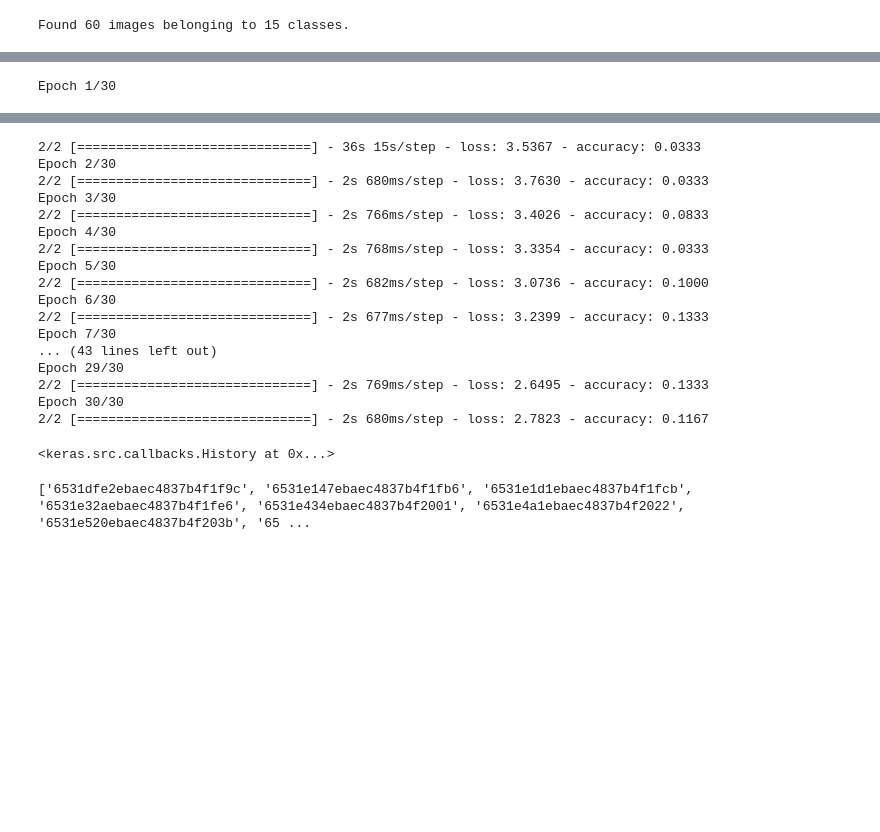
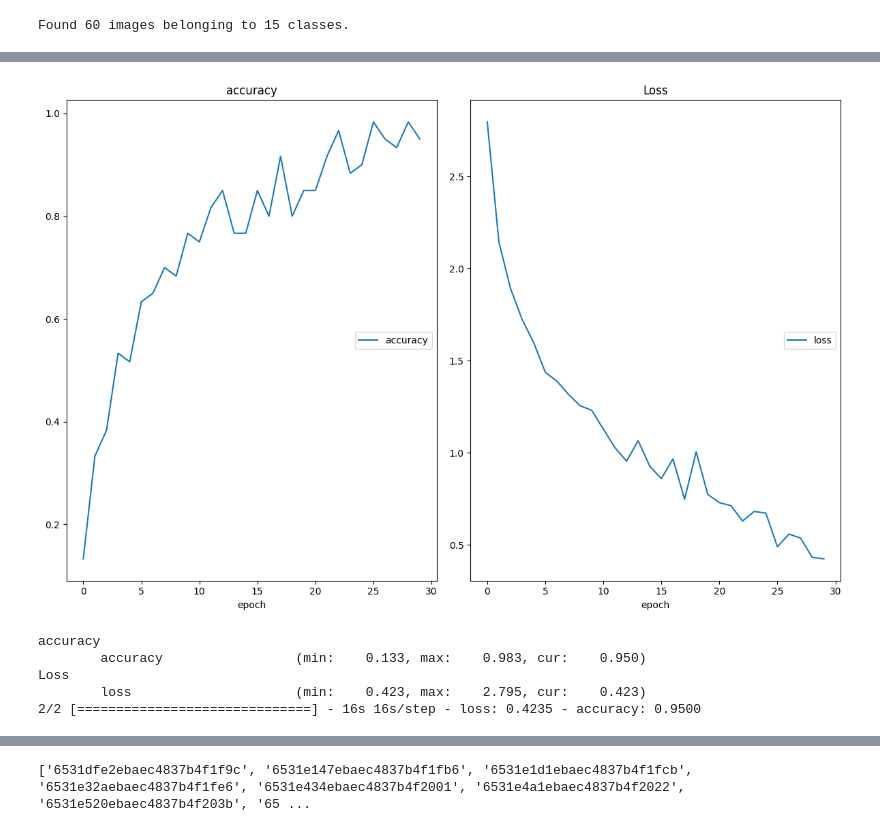
Before and after one commit to jusemarinho/grupo11-4cco-tcc, a Jupyter notebook: src/inteligencia_artificial/training_recognator.ipynb, the cells around one changed output, grey strips where cells are left out. Saved outputs shown, nothing was run; the diff lists cells and outputs as text; code cells hidden in the pictures; blank space fills up the shorter version.

Commit message:
excluindo scripts e imagens nao usadas e alterando o modelo

```diff
--- a/src/inteligencia_artificial/training_recognator.ipynb
+++ b/src/inteligencia_artificial/training_recognator.ipynb
@@ -80,0 +52,21 @@ model.compile(optimizer=SGD(learning_rate=0.001), loss='categorical_crossentropy
+# %%
+model = models.Sequential()
+
+#CNN
+model.add(layers.Conv2D(64, (3, 3), activation='relu'))
+model.add(layers.BatchNormalization())
+model.add(layers.MaxPooling2D(pool_size=(2,2)))
+model.add(layers.Conv2D(128, (3, 3), activation='relu'))
+model.add(layers.MaxPooling2D(pool_size=(2,2)))
+model.add(layers.Conv2D(256, (3, 3), activation='relu'))
+model.add(layers.BatchNormalization())
+model.add(layers.MaxPooling2D(pool_size=(2,2)))
+
+#RNA
+model.add(layers.Flatten())
+model.add(layers.Dense(256, activation='relu'))
+model.add(layers.Dense(128, activation='relu'))
+model.add(layers.BatchNormalization())
+model.add(layers.Dense(64, activation='relu'))
+model.add(layers.Dense(train_generator.num_classes, activation='softmax'))
+model.compile(optimizer = Adam(learning_rate=0.0001, weight_decay=0.001) , loss = 'categorical_crossentropy', metrics=['accuracy'])
@@ -81,6 +84,30 @@ model.compile(optimizer=SGD(learning_rate=0.001), loss='categorical_crossentropy
+# %%
+from livelossplot.inputs.keras import PlotLossesCallback
+from tensorflow.keras.callbacks import ModelCheckpoint, EarlyStopping
+
+plot_loss_1 = PlotLossesCallback()
+
+# ModelCheckpoint callback - save best weights
+tl_checkpoint_1 = ModelCheckpoint(filepath='model_recognator_v2.weights.best.hdf5',
+                                  save_best_only=True,
+                                  verbose=1,
+                                  monitor='loss')
+
+# EarlyStopping
+early_stop = EarlyStopping(monitor='loss',
+                           patience=10,
+                           restore_best_weights=True,
+                           mode='min')
 # %%
 model.fit(train_generator,
   batch_size=BATCH_SIZE,
+  callbacks=[tl_checkpoint_1, early_stop, plot_loss_1],
+  verbose=1,
   epochs=30)
 # %% [output]
+[figure, added]
-Epoch 1/30
+accuracy
+        accuracy                 (min:    0.133, max:    0.983, cur:    0.950)
+Loss
+        loss                     (min:    0.423, max:    2.795, cur:    0.423)
+2/2 [==============================] - 16s 16s/step - loss: 0.4235 - accuracy: 0.9500
@@ -101,21 +115,3 @@ Epoch 1/30
-2/2 [==============================] - 36s 15s/step - loss: 3.5367 - accuracy: 0.0333
-Epoch 2/30
-2/2 [==============================] - 2s 680ms/step - loss: 3.7630 - accuracy: 0.0333
-Epoch 3/30
-2/2 [==============================] - 2s 766ms/step - loss: 3.4026 - accuracy: 0.0833
-Epoch 4/30
-2/2 [==============================] - 2s 768ms/step - loss: 3.3354 - accuracy: 0.0333
-Epoch 5/30
-2/2 [==============================] - 2s 682ms/step - loss: 3.0736 - accuracy: 0.1000
-Epoch 6/30
-2/2 [==============================] - 2s 677ms/step - loss: 3.2399 - accuracy: 0.1333
-Epoch 7/30
-... (43 lines left out)
-Epoch 29/30
-2/2 [==============================] - 2s 769ms/step - loss: 2.6495 - accuracy: 0.1333
-Epoch 30/30
-2/2 [==============================] - 2s 680ms/step - loss: 2.7823 - accuracy: 0.1167
-<keras.src.callbacks.History at 0x...>
 # %%
 class_labels = list(train_generator.class_indices.keys())
 print(class_labels)
```
Also changed, not shown: parts of 12 cells of this notebook, 4 other files.
